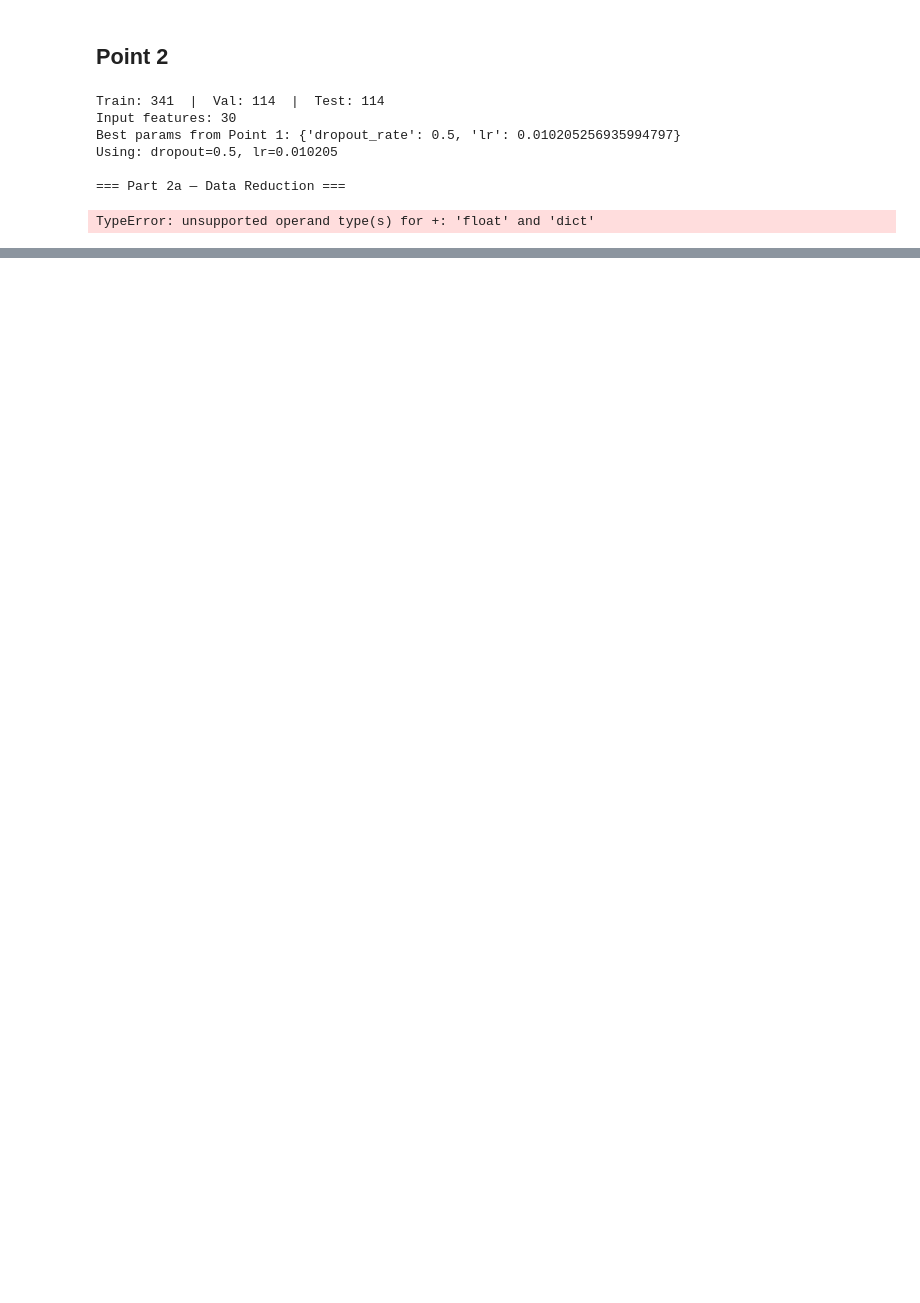
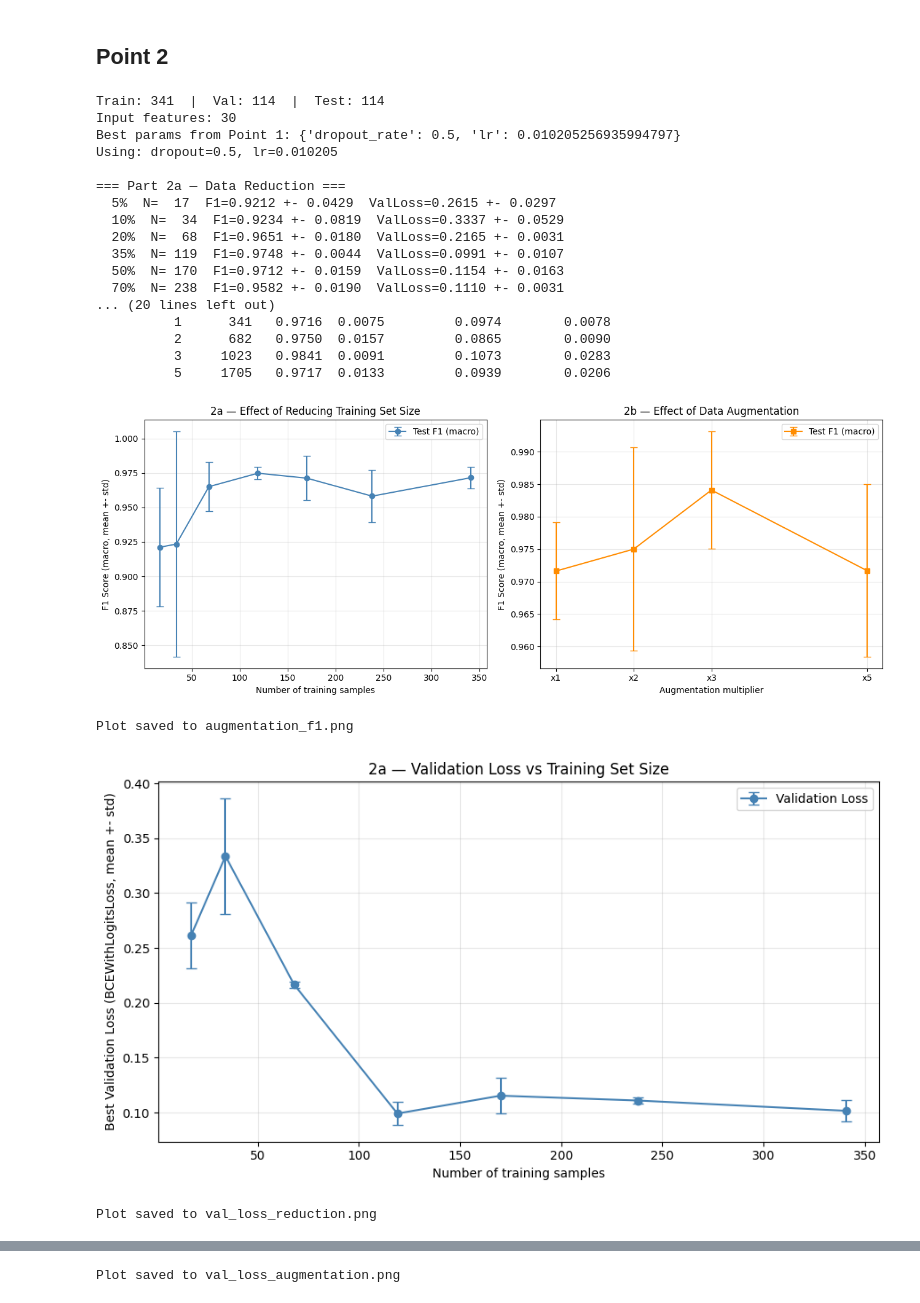
Before and after one commit to NicolaLavarda/LCP_modB, a Jupyter notebook: Siloi_report/FinalReportCode.ipynb, the cells around one changed output, grey strips where cells are left out. Drawn from its saved outputs; the diff is of its cells as text; code cells hidden in the pictures; blank space fills up the shorter version.

```diff
--- a/Siloi_report/FinalReportCode.ipynb
+++ b/Siloi_report/FinalReportCode.ipynb
@@ -438,11 +439,11 @@ def build_and_evaluate(X_tr, y_tr, X_val, y_val, X_te, y_te,
     model     = OptimizedCancerNet(input_size=input_size, p_drop=p_drop)
     optimizer = torch.optim.Adam(model.parameters(), lr=lr)
 
-    # train_model returns best_val_loss
-    best_val_loss = train_model(model, num_epochs=num_epochs,
-                                train_loader=tr_loader, test_loader=val_loader,
-                                optimizer=optimizer, criterion=CRITERION,
-                                patience=patience, verbose=False)
+ # train_model returns (best_val_loss, history) — unpack tuple
+    best_val_loss, _ = train_model(model, num_epochs=num_epochs,
+                                   train_loader=tr_loader, test_loader=val_loader,
+                                   optimizer=optimizer, criterion=CRITERION,
+                                   patience=patience, verbose=False)
 
     # Evaluate F1 on test set
     model.eval()
@@ -690,31 +691,45 @@ if __name__ == "__main__":
 
     # --- Load best hyperparameters from Point 1 ---
     best_params = load_best_params(MODEL_DB_PATH)
     p_drop      = best_params['dropout_rate']
     lr          = best_params['lr']
     print(f"Using: dropout={p_drop}, lr={lr:.6f}")
 
     # --- Run experiments ---
     red_df = run_reduction(X_train, y_train, X_val, y_val, X_test, y_test,
                            p_drop, lr, input_size)
 
     aug_df = run_augmentation(X_train, y_train, X_val, y_val, X_test, y_test,
                               p_drop, lr, input_size)
 
     # --- Summary tables ---
     print("\n=== 2a — Reduction summary ===")
     print(red_df.round(4).to_string(index=False))
 
     print("\n=== 2b — Augmentation summary ===")
     print(aug_df.round(4).to_string(index=False))
 
     # --- Plots ---
     plot_results(red_df, aug_df)
 # %% [output]
 Train: 341  |  Val: 114  |  Test: 114
 Input features: 30
 Best params from Point 1: {'dropout_rate': 0.5, 'lr': 0.010205256935994797}
 Using: dropout=0.5, lr=0.010205
 
 === Part 2a — Data Reduction ===
+  5%  N=  17  F1=0.9212 +- 0.0429  ValLoss=0.2615 +- 0.0297
+  10%  N=  34  F1=0.9234 +- 0.0819  ValLoss=0.3337 +- 0.0529
+  20%  N=  68  F1=0.9651 +- 0.0180  ValLoss=0.2165 +- 0.0031
+  35%  N= 119  F1=0.9748 +- 0.0044  ValLoss=0.0991 +- 0.0107
+  50%  N= 170  F1=0.9712 +- 0.0159  ValLoss=0.1154 +- 0.0163
+  70%  N= 238  F1=0.9582 +- 0.0190  ValLoss=0.1110 +- 0.0031
+... (20 lines left out)
+          1      341   0.9716  0.0075         0.0974        0.0078
+          2      682   0.9750  0.0157         0.0865        0.0090
+          3     1023   0.9841  0.0091         0.1073        0.0283
+          5     1705   0.9717  0.0133         0.0939        0.0206
+[figure, added]
-TypeError: unsupported operand type(s) for +: 'float' and 'dict'
+Plot saved to augmentation_f1.png
+[figure, added]
+Plot saved to val_loss_reduction.png
@@ -720,0 +737 @@ TypeError: unsupported operand type(s) for +: 'float' and 'dict'
+Plot saved to val_loss_augmentation.png
```
Also changed, not shown: parts of 2 cells of this notebook.
